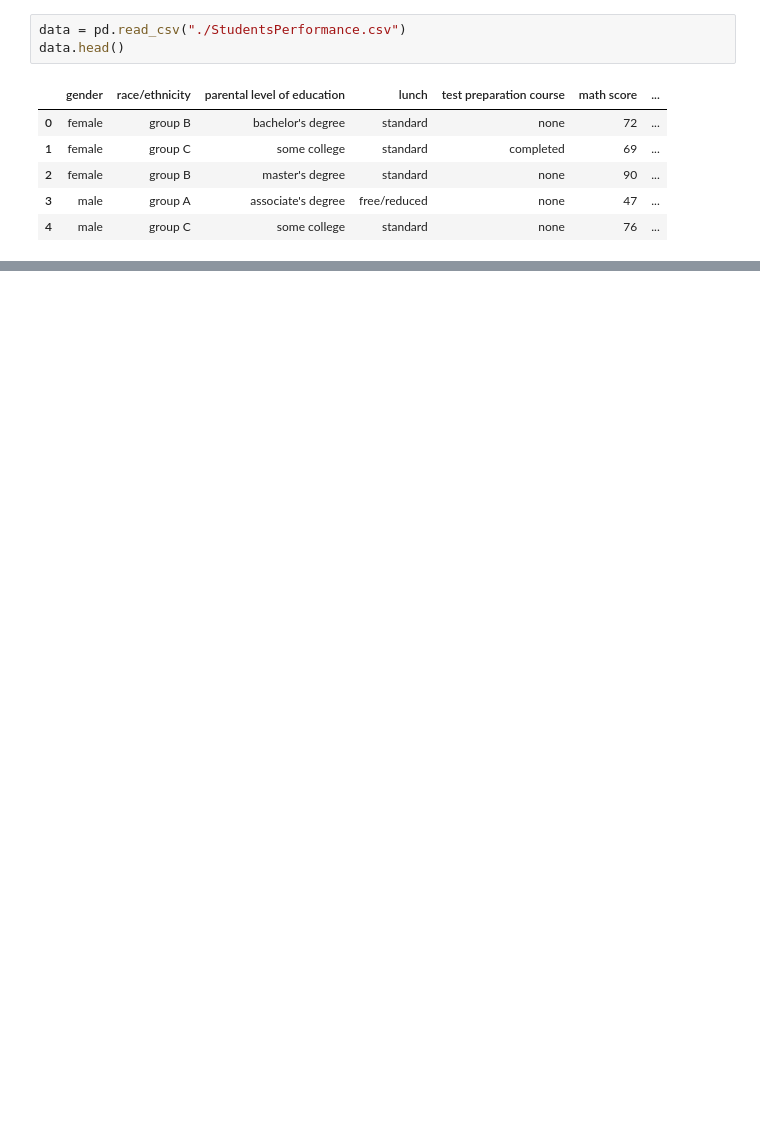
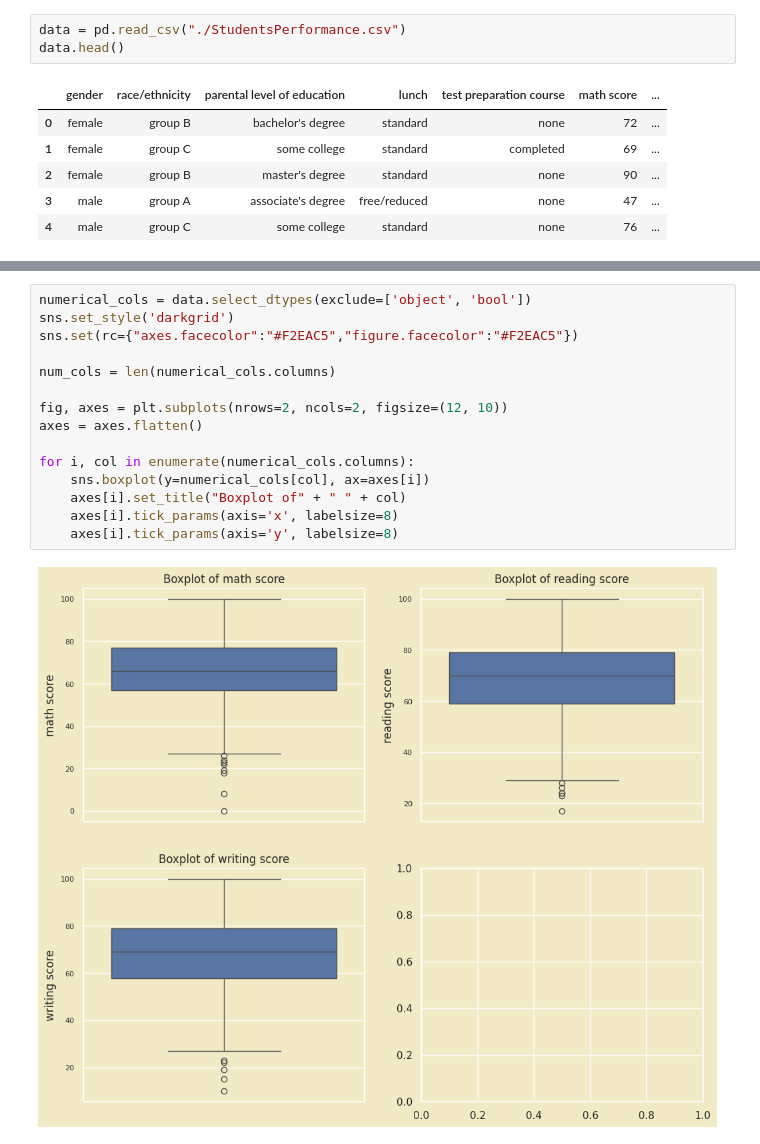
Before and after one commit to MuhammadUmerKhan/SMIT-Institute-Files, a Jupyter notebook: All Files/SMIT Projects/SMIT –DATA Science and Machine Learning Project/Project 2/StudentsPerformance.ipynb, the cells around one changed output, grey strips where cells are left out. Drawn from its saved outputs; the diff is of its cells as text; blank space fills up the shorter version.

```diff
--- a/All Files/SMIT Projects/SMIT –DATA Science and Machine Learning Project/Project 2/StudentsPerformance.ipynb
+++ b/All Files/SMIT Projects/SMIT –DATA Science and Machine Learning Project/Project 2/StudentsPerformance.ipynb
@@ -22,0 +204,17 @@ data.head()
+# %%
+numerical_cols = data.select_dtypes(exclude=['object', 'bool'])
+sns.set_style('darkgrid')
+sns.set(rc={"axes.facecolor":"#F2EAC5","figure.facecolor":"#F2EAC5"})
+
+num_cols = len(numerical_cols.columns)
+
+fig, axes = plt.subplots(nrows=2, ncols=2, figsize=(12, 10))
+axes = axes.flatten()
+
+for i, col in enumerate(numerical_cols.columns):
+    sns.boxplot(y=numerical_cols[col], ax=axes[i])
+    axes[i].set_title("Boxplot of" + " " + col)
+    axes[i].tick_params(axis='x', labelsize=8)
+    axes[i].tick_params(axis='y', labelsize=8)
+# %% [output]
+[figure, added]
```
Also changed, not shown: parts of 45 cells of this notebook.
